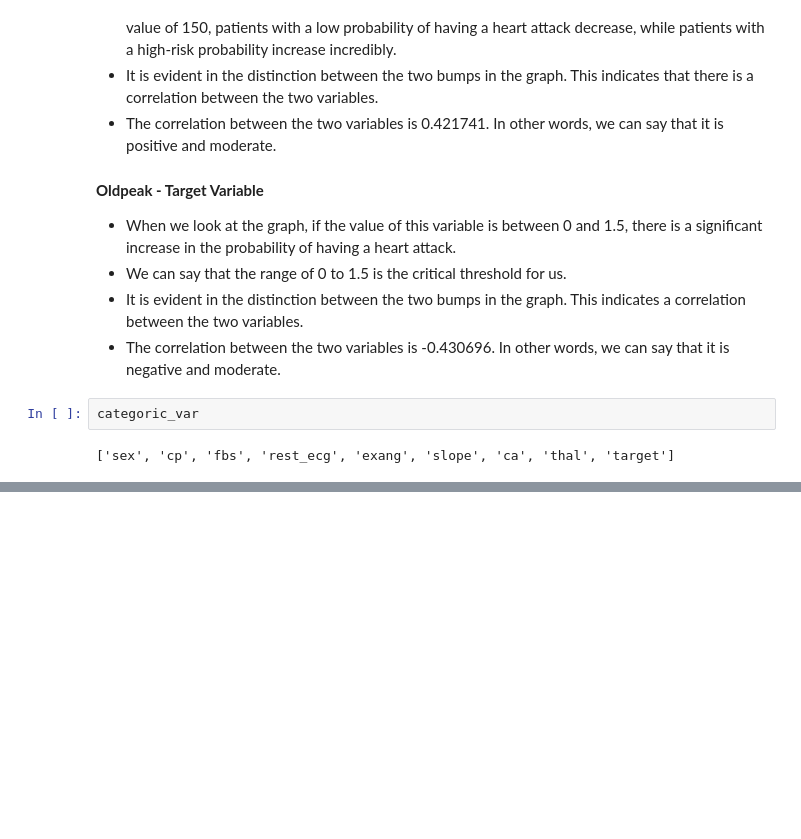
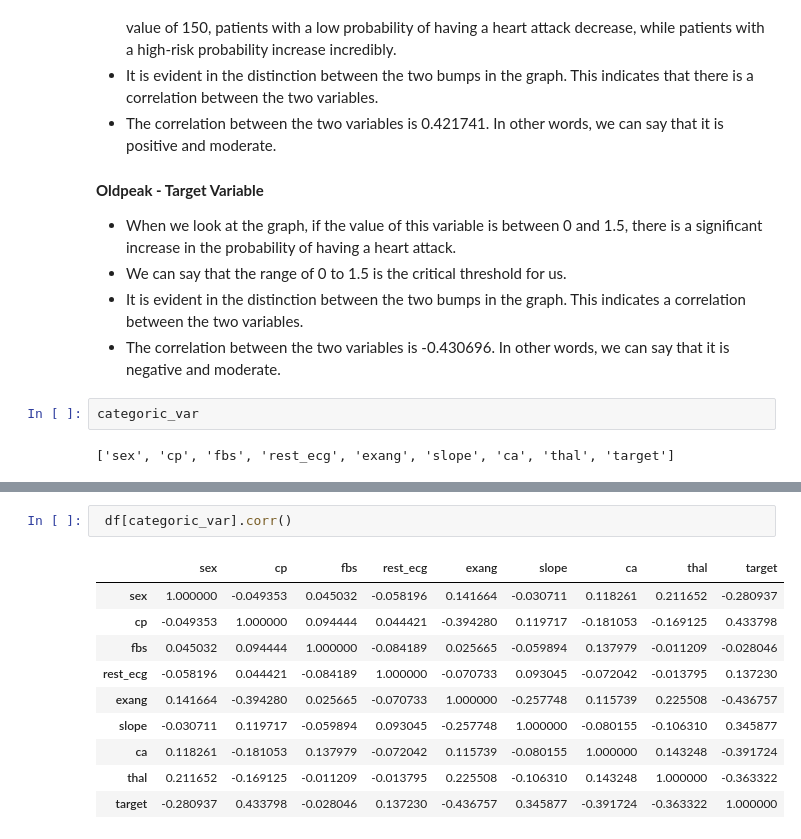
Before and after one commit to dekapd99/Kaggle-EDA-Heart-Attack-Prediction, a Jupyter notebook: Kaggle-EDA-Heart-Attack-Prediction.ipynb, the cells around one changed output, grey strips where cells are left out. Cells and saved outputs as stored; diff of their text form; blank space fills up the shorter version.

```diff
--- a/Kaggle-EDA-Heart-Attack-Prediction.ipynb
+++ b/Kaggle-EDA-Heart-Attack-Prediction.ipynb
@@ -692,0 +717,13 @@ categoric_var
+# %%
+ df[categoric_var].corr()
+# %% [output]
+|  | sex | cp | fbs | rest_ecg | exang | slope | ca | thal | target |
+| sex | 1.000000 | -0.049353 | 0.045032 | -0.058196 | 0.141664 | -0.030711 | 0.118261 | 0.211652 | -0.280937 |
+| cp | -0.049353 | 1.000000 | 0.094444 | 0.044421 | -0.394280 | 0.119717 | -0.181053 | -0.169125 | 0.433798 |
+| fbs | 0.045032 | 0.094444 | 1.000000 | -0.084189 | 0.025665 | -0.059894 | 0.137979 | -0.011209 | -0.028046 |
+| rest_ecg | -0.058196 | 0.044421 | -0.084189 | 1.000000 | -0.070733 | 0.093045 | -0.072042 | -0.013795 | 0.137230 |
+| exang | 0.141664 | -0.394280 | 0.025665 | -0.070733 | 1.000000 | -0.257748 | 0.115739 | 0.225508 | -0.436757 |
+| slope | -0.030711 | 0.119717 | -0.059894 | 0.093045 | -0.257748 | 1.000000 | -0.080155 | -0.106310 | 0.345877 |
+| ca | 0.118261 | -0.181053 | 0.137979 | -0.072042 | 0.115739 | -0.080155 | 1.000000 | 0.143248 | -0.391724 |
+| thal | 0.211652 | -0.169125 | -0.011209 | -0.013795 | 0.225508 | -0.106310 | 0.143248 | 1.000000 | -0.363322 |
+| target | -0.280937 | 0.433798 | -0.028046 | 0.137230 | -0.436757 | 0.345877 | -0.391724 | -0.363322 | 1.000000 |
```
Also changed, not shown: parts of 15 cells of this notebook.
